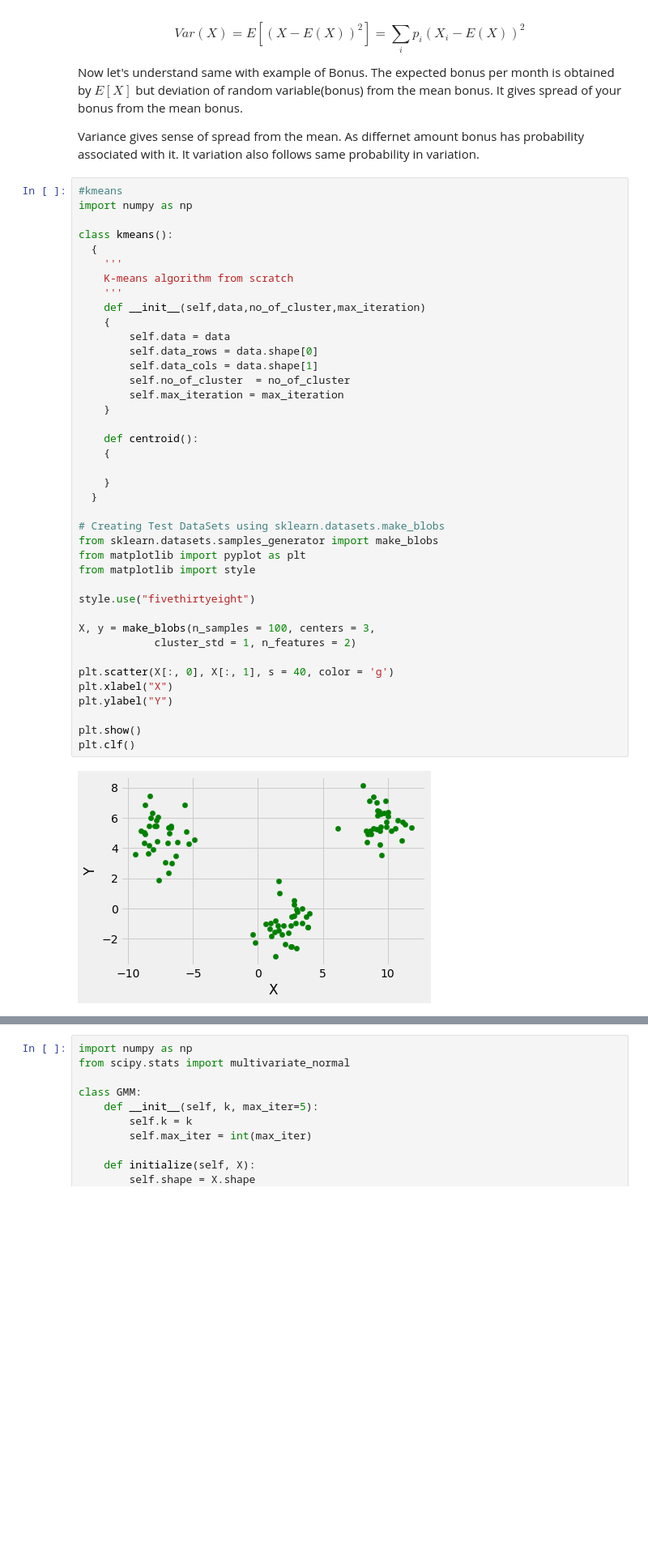
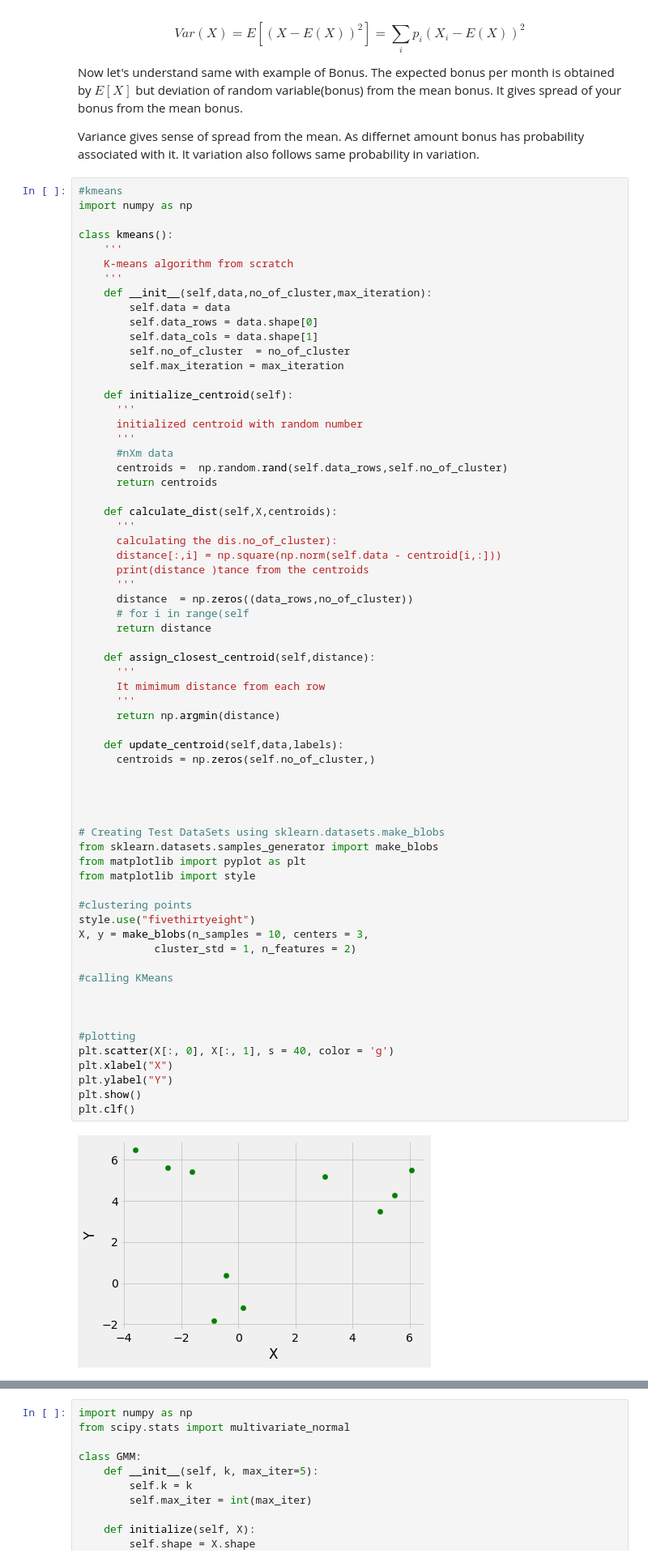
Before and after one commit to pragneshrana/Algo_Trial, a Jupyter notebook: EM.ipynb, the cells around one changed output, grey strips where cells are left out. Shown at 81% size. Saved outputs shown, nothing was run; the diff lists cells and outputs as text; blank space fills up the shorter version.

```diff
--- a/EM.ipynb
+++ b/EM.ipynb
@@ -206,45 +206,70 @@ Variance gives sense of spread from the mean. As differnet amount bonus has prob
 # %%
 #kmeans
 import numpy as np
 
 class kmeans():
-  {
     '''
     K-means algorithm from scratch
     '''
-    def __init__(self,data,no_of_cluster,max_iteration)
-    {
+    def __init__(self,data,no_of_cluster,max_iteration):
         self.data = data
         self.data_rows = data.shape[0]
         self.data_cols = data.shape[1]
         self.no_of_cluster  = no_of_cluster
         self.max_iteration = max_iteration
-    }
 
-    def centroid():
-    {
+    def initialize_centroid(self):
+      '''
+      initialized centroid with random number
+      '''
+      #nXm data
+      centroids =  np.random.rand(self.data_rows,self.no_of_cluster)
+      return centroids
 
-    }
-  }
+    def calculate_dist(self,X,centroids):
+      '''
+      calculating the dis.no_of_cluster):
+      distance[:,i] = np.square(np.norm(self.data - centroid[i,:]))
+      print(distance )tance from the centroids
+      '''
+      distance  = np.zeros((data_rows,no_of_cluster))
+      # for i in range(self
+      return distance
+
+    def assign_closest_centroid(self,distance):
+      '''
+      It mimimum distance from each row
+      '''
+      return np.argmin(distance)
+
+    def update_centroid(self,data,labels):
+      centroids = np.zeros(self.no_of_cluster,)
+
+
+
 
 # Creating Test DataSets using sklearn.datasets.make_blobs
 from sklearn.datasets.samples_generator import make_blobs
 from matplotlib import pyplot as plt
 from matplotlib import style
 
+#clustering points
 style.use("fivethirtyeight")
-
-X, y = make_blobs(n_samples = 100, centers = 3,
+X, y = make_blobs(n_samples = 10, centers = 3,
 			cluster_std = 1, n_features = 2)
 
+#calling KMeans
+
+
+
+#plotting
 plt.scatter(X[:, 0], X[:, 1], s = 40, color = 'g')
 plt.xlabel("X")
 plt.ylabel("Y")
-
 plt.show()
 plt.clf()
 # %% [output]
-[figure, old version]
+[figure, new version]
 <Figure size 432x288 with 0 Axes>
 # %%
 import numpy as np
```
